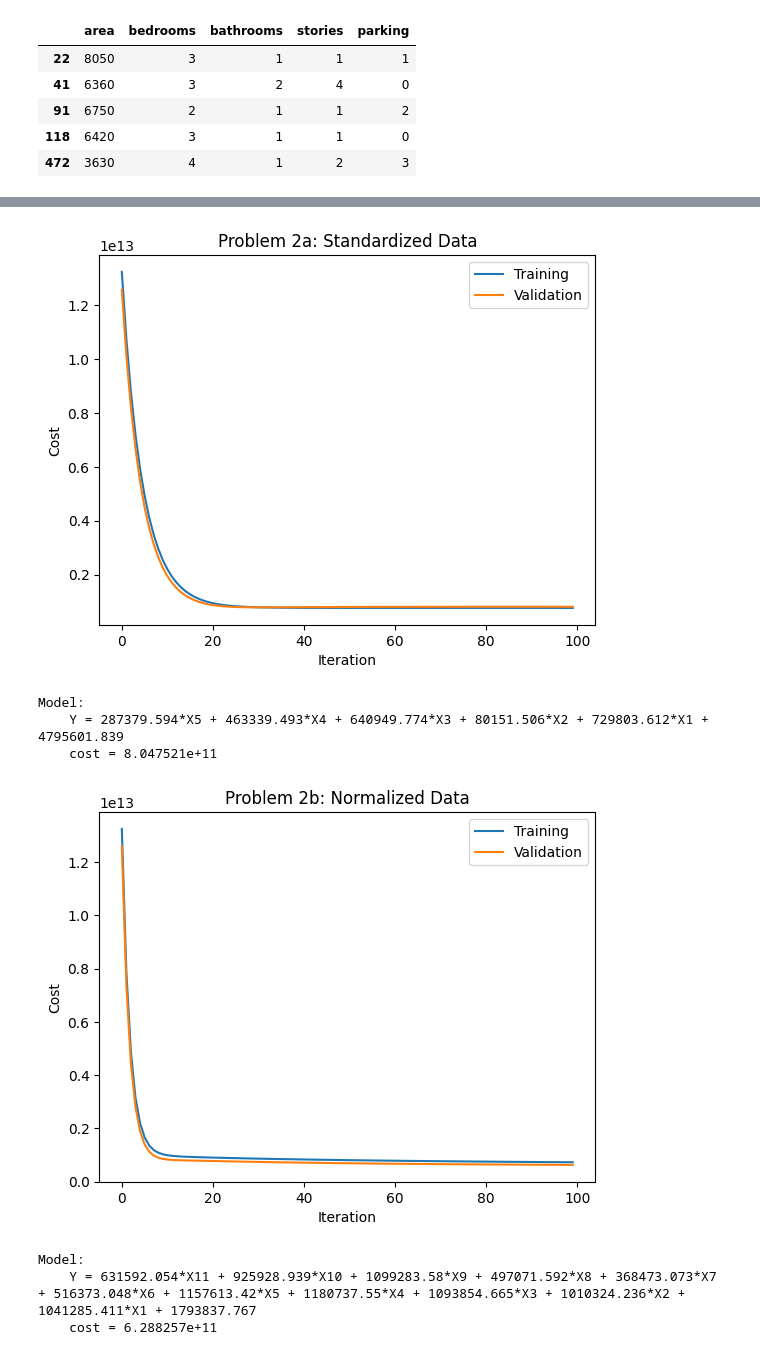
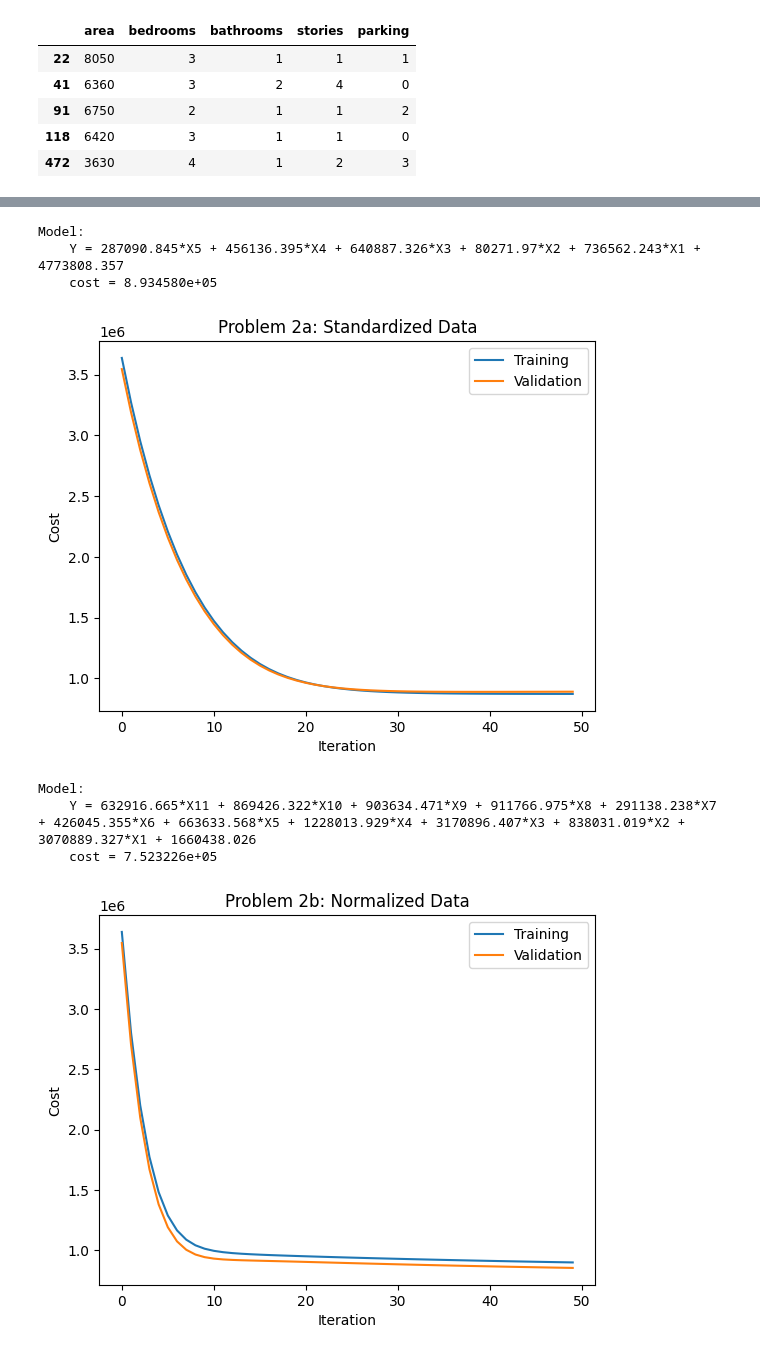
Before and after one commit to jaskinkabir/Intro_ML, a Jupyter notebook: HM2/HM2.ipynb, the cells around one changed output, grey strips where cells are left out. Drawn from its saved outputs; the diff is of its cells as text; code cells hidden in the pictures.

```diff
--- a/HM2/HM2.ipynb
+++ b/HM2/HM2.ipynb
@@ -54,6 +54,7 @@ X_train.head()
 | 472 | 3630 | 4 | 1 | 2 | 1 | 0 | 0 | 0 | ... |
 # %%
 a_vars = ['area', 'bedrooms', 'bathrooms', 'stories', 'parking']
+X_a = housing[a_vars]
 X_train_df_a = X_train[a_vars]
 X_validate_df_a = X_validate[a_vars]
 X_train_df_a.head()
@@ -80,6 +81,7 @@ Y_validate = y_validate.to_numpy().reshape(-1,1)
 # %%
 # vars: Area, bedrooms, bathrooms, stories, mainroad, guestroom, basement, hotwaterheating, airconditioning, parking, prefarea
 b_vars = ['area', 'bedrooms', 'bathrooms', 'stories', 'mainroad', 'guestroom', 'basement', 'hotwaterheating', 'airconditioning', 'parking', 'prefarea']
+X_b = housing[b_vars]
 X_train_df_b = X_train[b_vars]
 X_validate_df_b = X_validate[b_vars]
 
@@ -99,11 +130,9 @@ def compute_regularized_cost(X, Y, theta, lambda_val):
     predictions = X.dot(theta)
     errors = np.subtract(predictions, Y)
     sqrErrors = np.square(errors)
-    J = (1/ (2*m) ) * np.sum(sqrErrors) * lambda_val * np.sum(np.square(theta))
+    J = (1/ (2*m) ) * np.sum(sqrErrors) + lambda_val * np.sum(np.square(theta))
 
     return J
-
-
 
 def grad_desc(X_train: np.ndarray, Y_train: np.ndarray, theta: np.ndarray, alpha: float, iterations: int, X_val: np.ndarray, Y_val: np.ndarray, lambda_val=0):
     m = len(Y_train)
@@ -117,17 +146,16 @@ def grad_desc(X_train: np.ndarray, Y_train: np.ndarray, theta: np.ndarray, alpha
         predictions = X_train.dot(theta)
         errors = np.subtract(predictions, Y_train)
 
-        sum_deltas = (alpha/m) * X_train.T.dot(errors) + lambda_val * theta
+        gradient = (1/m)*(X_train.T.dot(errors)) + lambda_val * theta
 
-        theta -= sum_deltas
+        theta -= alpha * gradient
 
         sqrErrors = np.square(errors)
-        training_cost_history[i]= (1/ (2*m) ) * np.sum(sqrErrors)
-
+        training_cost_history[i]= (1/(2*m)) * np.sum(sqrErrors) + lambda_val * np.sum(np.square(theta))
 
     return theta,training_cost_history, validation_cost_history
 # %%
-def print_model(X, Y, theta, name='Y'):
+def print_model(X, Y, theta, name='Y', return_cost = False):
 
     cost = compute_cost(X,Y,theta)
 
@@ -140,18 +168,22 @@ def print_model(X, Y, theta, name='Y'):
         model_str += f"{round(theta[i,0], 3)}*X{i} + "
 
     print(f"Model:\n    {name} = {model_str}")
-    cost_str = "{:e}".format(round(cost,3))
+    cost = np.sqrt(cost)
+    cost_str = "{:e}".format(round(cost,5))
+
     print(f"    cost = {cost_str}")
+    if return_cost:
+        return cost
 
 def display_loss(iters, train_hist, val_hist, title):
+    train_hist = np.sqrt(train_hist)
+    val_hist = np.sqrt(val_hist)
     plt.plot(range(iters), train_hist, label = "Training")
     plt.plot(range(iters), val_hist, label = "Validation")
     plt.title(title)
     plt.xlabel("Iteration")
     plt.ylabel("Cost")
     plt.legend()
-
-    plt.show()
 # %%
 #Used to find max iters before overflow error
 def find_iters(X_train_b, Y_train, theta, alpha, X_validate_b, Y_validate):
@@ -253,35 +266,37 @@ Model:
 # %%
-theta = np.zeros((X_train_a_std.shape[1], 1))
+X_train = X_scaled["train_a_std"]
+X_validate = X_scaled["validate_a_std"]
 
-# 26 iters was found to be the maximum number of iterations before overflow occured
-iterations = 100
-# Alpha of 0.01 minimizes cost
+theta = np.zeros((X_train.shape[1], 1))
+
+iterations = 1000
 alpha = .1
 
-theta, training_cost_history, validation_cost_history = grad_desc(X_train_a_std, Y_train, theta, alpha, iterations, X_validate_a_std, Y_validate)
+theta, training_cost_history, validation_cost_history = grad_desc(X_train, Y_train, theta, alpha, iterations, X_validate, Y_validate)
 
-display_loss(iterations, training_cost_history, validation_cost_history, "Problem 2a: Standardized Data")
-print_model(X_validate_a_std, Y_validate, theta)
+display_loss(50, training_cost_history[:50], validation_cost_history[:50], "Problem 2a: Standardized Data")
+cost_2a_std = print_model(X_validate, Y_validate, theta, return_cost=True)
 # %% [output]
+Model:
+    Y = 287090.845*X5 + 456136.395*X4 + 640887.326*X3 + 80271.97*X2 + 736562.243*X1 + 4773808.357
+    cost = 8.934580e+05
-[figure, old version]
+[figure, new version]
-Model:
-    Y = 287379.594*X5 + 463339.493*X4 + 640949.774*X3 + 80151.506*X2 + 729803.612*X1 + 4795601.839
-    cost = 8.047521e+11
 # %%
-# Problem 2b
-# Train on X_train_b_norm
+X_train = X_scaled["train_b_norm"]
+X_validate = X_scaled["validate_b_norm"]
 
-theta = np.zeros((X_train_b_norm.shape[1], 1))
+theta = np.zeros((X_train.shape[1], 1))
 
-iterations = 100
-alpha = 0.1
+iterations = 1000
+alpha = .1
 
-theta, training_cost_history, validation_cost_history = grad_desc(X_train_b_norm, Y_train, theta, alpha, iterations, X_validate_b_norm, Y_validate)
-display_loss(iterations, training_cost_history, validation_cost_history, "Problem 2b: Normalized Data")
-print_model(X_validate_b_norm, Y_validate, theta)
+theta, training_cost_history, validation_cost_history = grad_desc(X_train, Y_train, theta, alpha, iterations, X_validate, Y_validate)
+
+display_loss(50, training_cost_history[:50], validation_cost_history[:50], "Problem 2b: Normalized Data")
+cost_2b_norm = print_model(X_validate, Y_validate, theta, return_cost=True)
 # %% [output]
+Model:
+    Y = 632916.665*X11 + 869426.322*X10 + 903634.471*X9 + 911766.975*X8 + 291138.238*X7 + 426045.355*X6 + 663633.568*X5 + 1228013.929*X4 + 3170896.407*X3 + 838031.019*X2 + 3070889.327*X1 + 1660438.026
+    cost = 7.523226e+05
-[figure, old version]
+[figure, new version]
-Model:
-    Y = 631592.054*X11 + 925928.939*X10 + 1099283.58*X9 + 497071.592*X8 + 368473.073*X7 + 516373.048*X6 + 1157613.42*X5 + 1180737.55*X4 + 1093854.665*X3 + 1010324.236*X2 + 1041285.411*X1 + 1793837.767
-    cost = 6.288257e+11
 # %%
```
Also changed, not shown: parts of 14 cells of this notebook, 1 other file.
